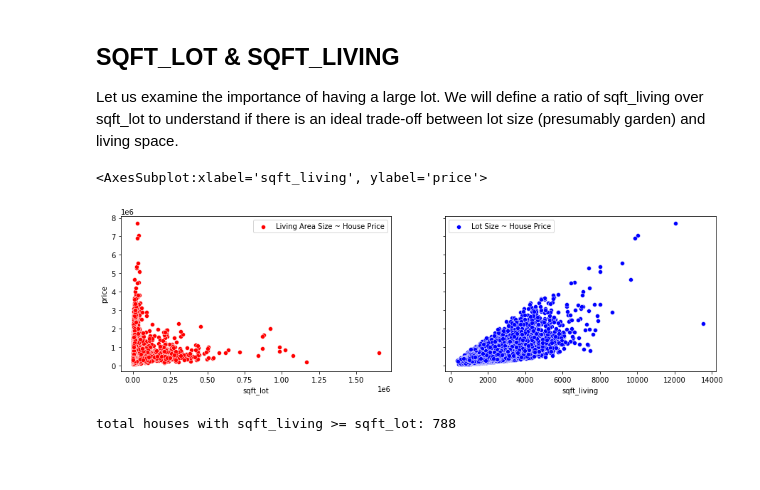
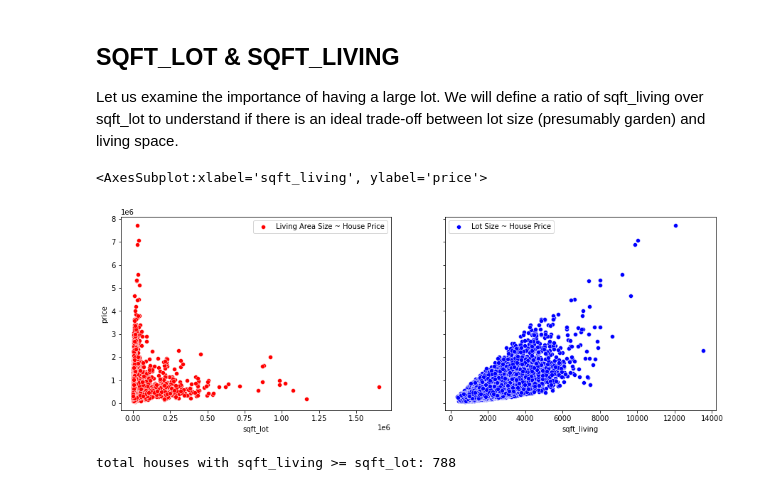
Before and after one commit to akladyous/King-County-Housing-Analysis, a Jupyter notebook: kc_house_prediction.ipynb, the cells around one changed output. Saved outputs shown, nothing was run; the diff lists cells and outputs as text; code cells hidden in the pictures; blank space fills up the shorter version.

```diff
--- a/kc_house_prediction.ipynb
+++ b/kc_house_prediction.ipynb
@@ -184,13 +191,13 @@ var_excluded.update(('sqft_above', 'sqft_basement'))
 Let us examine the importance of having a large lot. We will define a ratio of sqft_living over sqft_lot to understand if there is an ideal trade-off between lot size (presumably garden) and living space.
 # %%
 fig, (ax1, ax2) = plt.subplots(ncols=2, sharey=True)
-fig.set_figwidth(15,10)
+fig.set_size_inches(15,5)
 sns.axes_style()
 sns.scatterplot(x=df.sqft_lot, y=df.price, color='red',  ax=ax1, label='Living Area Size ~ House Price')
 sns.scatterplot(x=df.sqft_living, y=df.price, color='blue', ax=ax2, label='Lot Size ~ House Price')
 # %% [output]
 <AxesSubplot:xlabel='sqft_living', ylabel='price'>
-[figure, old version]
+[figure, new version]
 # %%
 _ = np.size(np.where((np.array(df.sqft_living/df.sqft_lot)) >= 1))
 print('total houses with sqft_living >= sqft_lot:', _)
```
Also changed, not shown: parts of 16 cells of this notebook, 2 other files.
